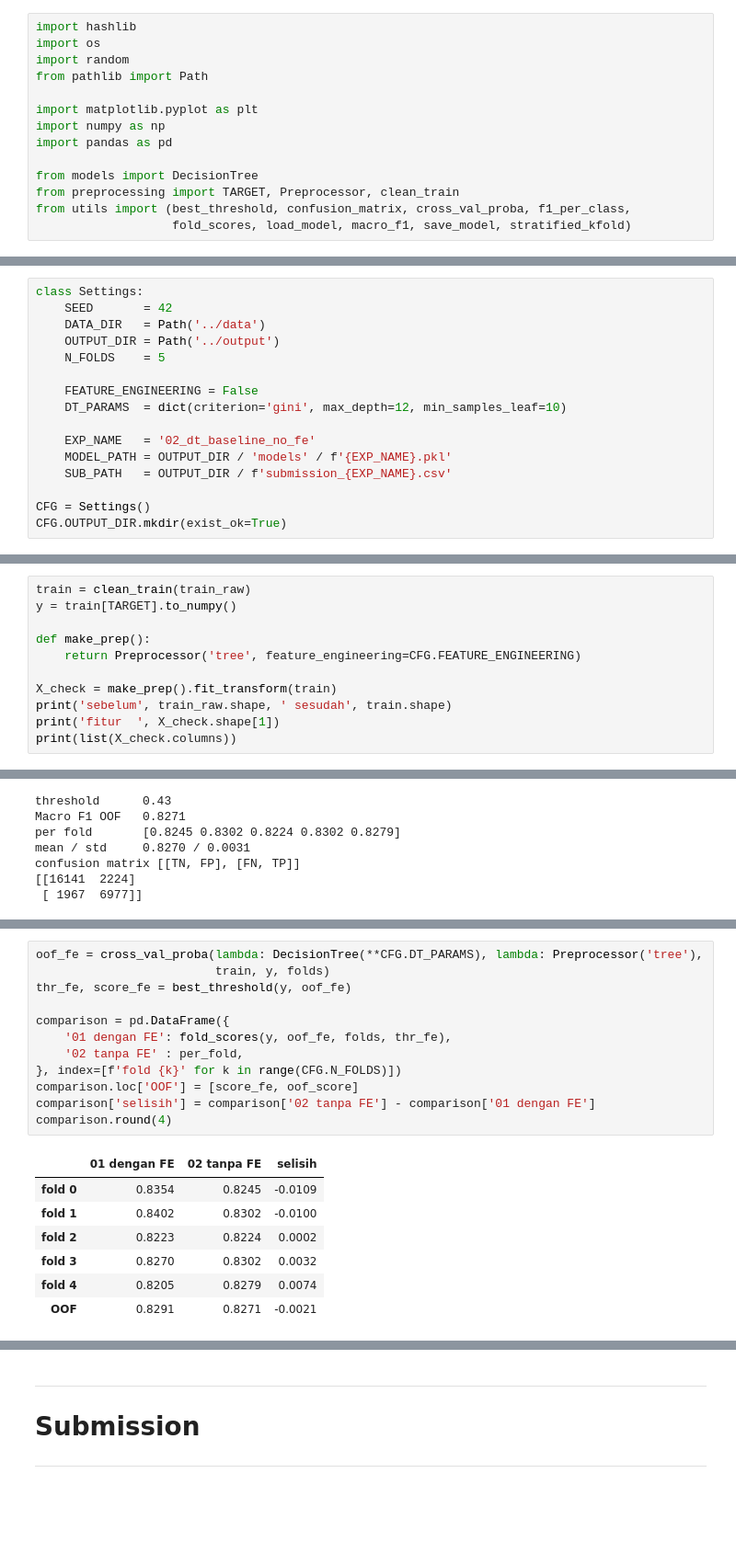
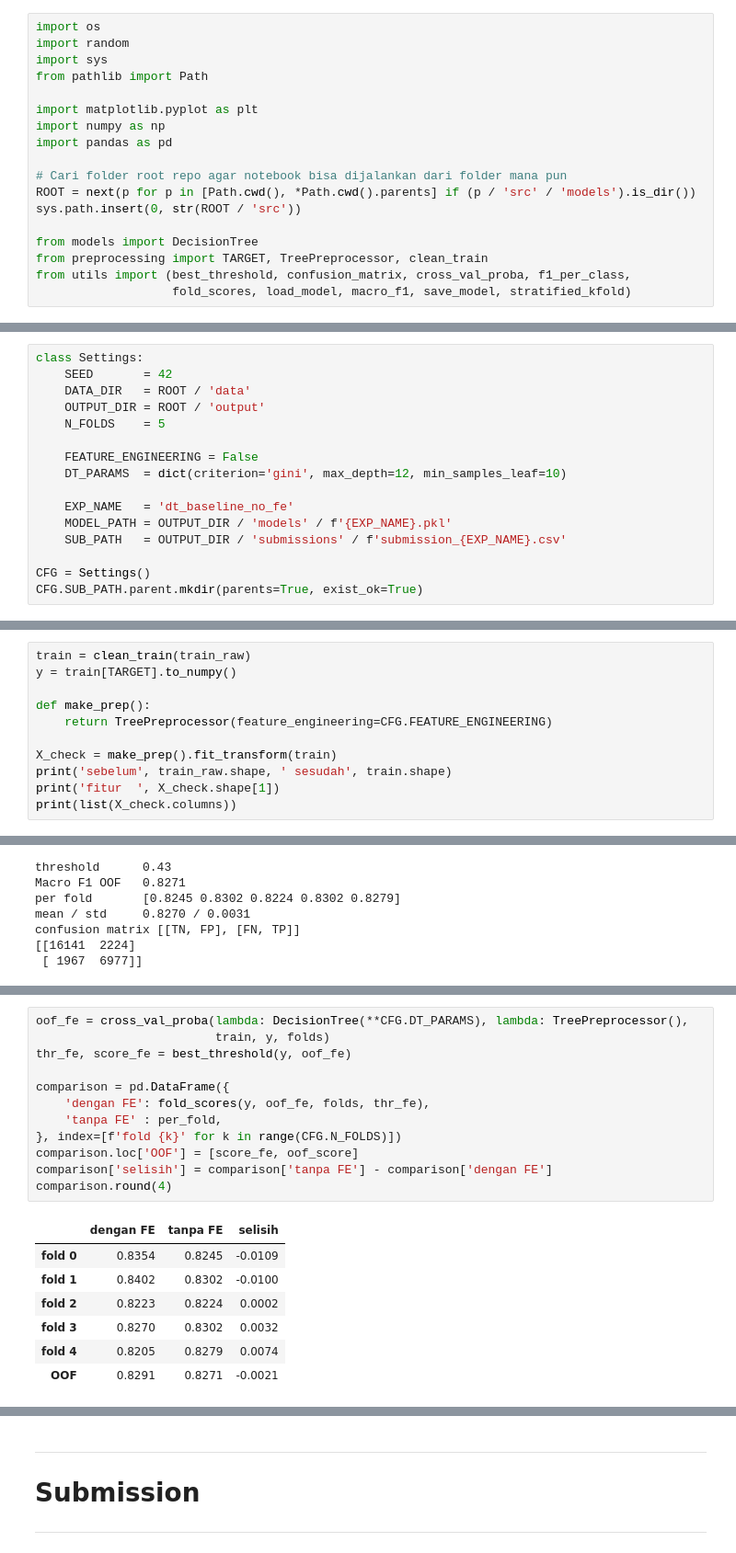
Before and after one commit to re1nsilitonga/IF3170_G17_DerbyCounty, a Jupyter notebook: src/experiments/dt/dt_baseline_no_fe.ipynb, the cells around one changed output, grey strips where cells are left out. Shown at 92% size. Drawn from its saved outputs; the diff is of its cells as text; blank space fills up the shorter version.

```diff
--- a/src/02_dt_baseline_no_fe.ipynb
+++ b/src/experiments/dt/dt_baseline_no_fe.ipynb
@@ -53,17 +53,21 @@
 # %% [markdown]
 ## Import Libraries
 # %%
-import hashlib
 import os
 import random
+import sys
 from pathlib import Path
 
 import matplotlib.pyplot as plt
 import numpy as np
 import pandas as pd
 
+# Cari folder root repo agar notebook bisa dijalankan dari folder mana pun
+ROOT = next(p for p in [Path.cwd(), *Path.cwd().parents] if (p / 'src' / 'models').is_dir())
+sys.path.insert(0, str(ROOT / 'src'))
+
 from models import DecisionTree
-from preprocessing import TARGET, Preprocessor, clean_train
+from preprocessing import TARGET, TreePreprocessor, clean_train
 from utils import (best_threshold, confusion_matrix, cross_val_proba, f1_per_class,
                    fold_scores, load_model, macro_f1, save_model, stratified_kfold)
 # %% [markdown]
@@ -73,19 +77,19 @@ Hyperparameter sengaja disamakan dengan eksperimen 01 agar perbedaan skor hanya
 # %%
 class Settings:
     SEED       = 42
-    DATA_DIR   = Path('../data')
-    OUTPUT_DIR = Path('../output')
+    DATA_DIR   = ROOT / 'data'
+    OUTPUT_DIR = ROOT / 'output'
     N_FOLDS    = 5
 
     FEATURE_ENGINEERING = False
     DT_PARAMS  = dict(criterion='gini', max_depth=12, min_samples_leaf=10)
 
-    EXP_NAME   = '02_dt_baseline_no_fe'
+    EXP_NAME   = 'dt_baseline_no_fe'
     MODEL_PATH = OUTPUT_DIR / 'models' / f'{EXP_NAME}.pkl'
-    SUB_PATH   = OUTPUT_DIR / f'submission_{EXP_NAME}.csv'
+    SUB_PATH   = OUTPUT_DIR / 'submissions' / f'submission_{EXP_NAME}.csv'
 
 CFG = Settings()
-CFG.OUTPUT_DIR.mkdir(exist_ok=True)
+CFG.SUB_PATH.parent.mkdir(parents=True, exist_ok=True)
 # %% [markdown]
 ## Seed Everything
 # %%
@@ -122,7 +126,7 @@ train = clean_train(train_raw)
 y = train[TARGET].to_numpy()
 
 def make_prep():
-    return Preprocessor('tree', feature_engineering=CFG.FEATURE_ENGINEERING)
+    return TreePreprocessor(feature_engineering=CFG.FEATURE_ENGINEERING)
 
 X_check = make_prep().fit_transform(train)
 print('sebelum', train_raw.shape, ' sesudah', train.shape)
@@ -170,17 +174,17 @@ Eksperimen 01 dijalankan ulang di sini dengan fold yang sama agar perbandingan p
 # %%
-oof_fe = cross_val_proba(lambda: DecisionTree(**CFG.DT_PARAMS), lambda: Preprocessor('tree'),
+oof_fe = cross_val_proba(lambda: DecisionTree(**CFG.DT_PARAMS), lambda: TreePreprocessor(),
                          train, y, folds)
 thr_fe, score_fe = best_threshold(y, oof_fe)
 
 comparison = pd.DataFrame({
-    '01 dengan FE': fold_scores(y, oof_fe, folds, thr_fe),
-    '02 tanpa FE' : per_fold,
+    'dengan FE': fold_scores(y, oof_fe, folds, thr_fe),
+    'tanpa FE' : per_fold,
 }, index=[f'fold {k}' for k in range(CFG.N_FOLDS)])
 comparison.loc['OOF'] = [score_fe, oof_score]
-comparison['selisih'] = comparison['02 tanpa FE'] - comparison['01 dengan FE']
+comparison['selisih'] = comparison['tanpa FE'] - comparison['dengan FE']
 comparison.round(4)
 # %% [output]
-|  | 01 dengan FE | 02 tanpa FE | selisih |
+|  | dengan FE | tanpa FE | selisih |
 | fold 0 | 0.8354 | 0.8245 | -0.0109 |
 | fold 1 | 0.8402 | 0.8302 | -0.0100 |
 | fold 2 | 0.8223 | 0.8224 | 0.0002 |
```
Also changed, not shown: parts of 9 cells of this notebook, 29 other files.
